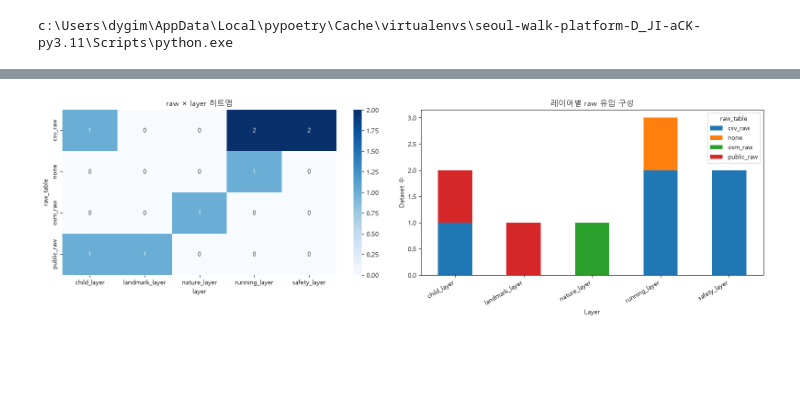
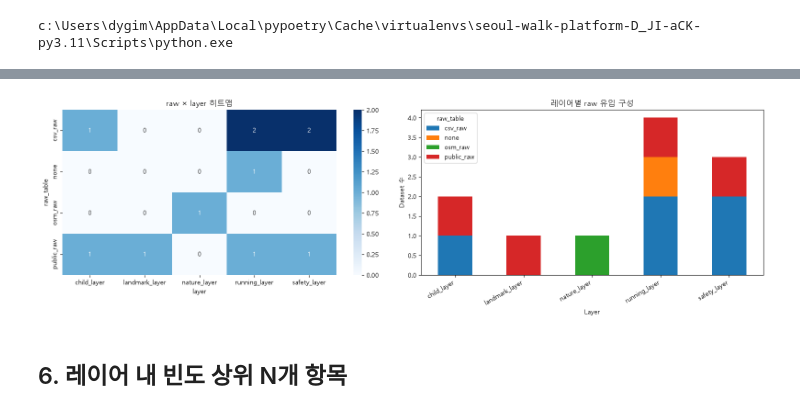
Before and after one commit to ChimaekMeeting/seoul-walk-platform, a Jupyter notebook: analysis/layer/layer_dashboard.ipynb, the cells around one changed output, grey strips where cells are left out. Drawn from its saved outputs; the diff is of its cells as text; code cells hidden in the pictures; blank space fills up the shorter version.

Commit message:
[feat] layer dashboard 보완 및 가시화

```diff
--- a/analysis/layer/layer_dashboard.ipynb
+++ b/analysis/layer/layer_dashboard.ipynb
@@ -210,34 +335,44 @@ plt.show()
 # %%
-# 7. raw × layer 크로스탭 (registry.yaml 기반)
+# raw × layer 크로스탭 (registry.yaml 기반 + 수동 보강)
 
 # registry.yaml 파일 열기
 with open("../../src/data/registry.yaml", "r", encoding="utf-8") as f:
     registry = yaml.safe_load(f)
 
 rows = [
     {"dataset": k, "raw_table": v.get("raw_table","none"), "layer": v.get("layer")}
     for k, v in registry["datasets"].items()
     if v.get("approved") and v.get("layer") not in [None, "walk_nodes_and_walk_edges"]
 ]
 registry_df = pd.DataFrame(rows)
+
+# registry.yaml에는 아직 승인되지 않았지만 실제 DB에는 반영된 두 소스를 수동으로 보강한다.
+# registry.yaml 반영은 별도 이슈(부족한 데이터 정리) 대상이며, 그 이슈가 끝나면 이 보강 코드는 제거한다.
+manual_rows = pd.DataFrame([
+    {"dataset": "accident_zone", "raw_table": "public_raw", "layer": "safety_layer"},
+    {"dataset": "outdoor_exercise", "raw_table": "public_raw", "layer": "running_layer"},
+])
+registry_df = pd.concat([registry_df, manual_rows], ignore_index=True)
 crosstab = pd.crosstab(registry_df["raw_table"], registry_df["layer"])
 
 fig, axes = plt.subplots(1, 2, figsize=(16, 5))
 
 # 히트맵
 sns.heatmap(crosstab, annot=True, fmt="d", cmap="Blues", ax=axes[0])
 axes[0].set_title("raw × layer 히트맵")
 
 # 누적 막대그래프
 crosstab.T.plot(kind="bar", stacked=True, ax=axes[1])
 axes[1].set_title("레이어별 raw 유입 구성")
 axes[1].set_xlabel("Layer")
 axes[1].set_ylabel("Dataset 수")
 plt.setp(axes[1].get_xticklabels(), rotation=30, ha="right")
 
 plt.tight_layout()
 plt.savefig(f"{FIGURES_DIR}/raw_layer_crosstab.png", dpi=150, bbox_inches="tight")
 plt.show()
 # %% [output]
-[figure, old version]
+[figure, new version]
+# %% [markdown]
+## 6. 레이어 내 빈도 상위 N개 항목
 # %%
```
Also changed, not shown: parts of 18 cells of this notebook, 9 other files.
